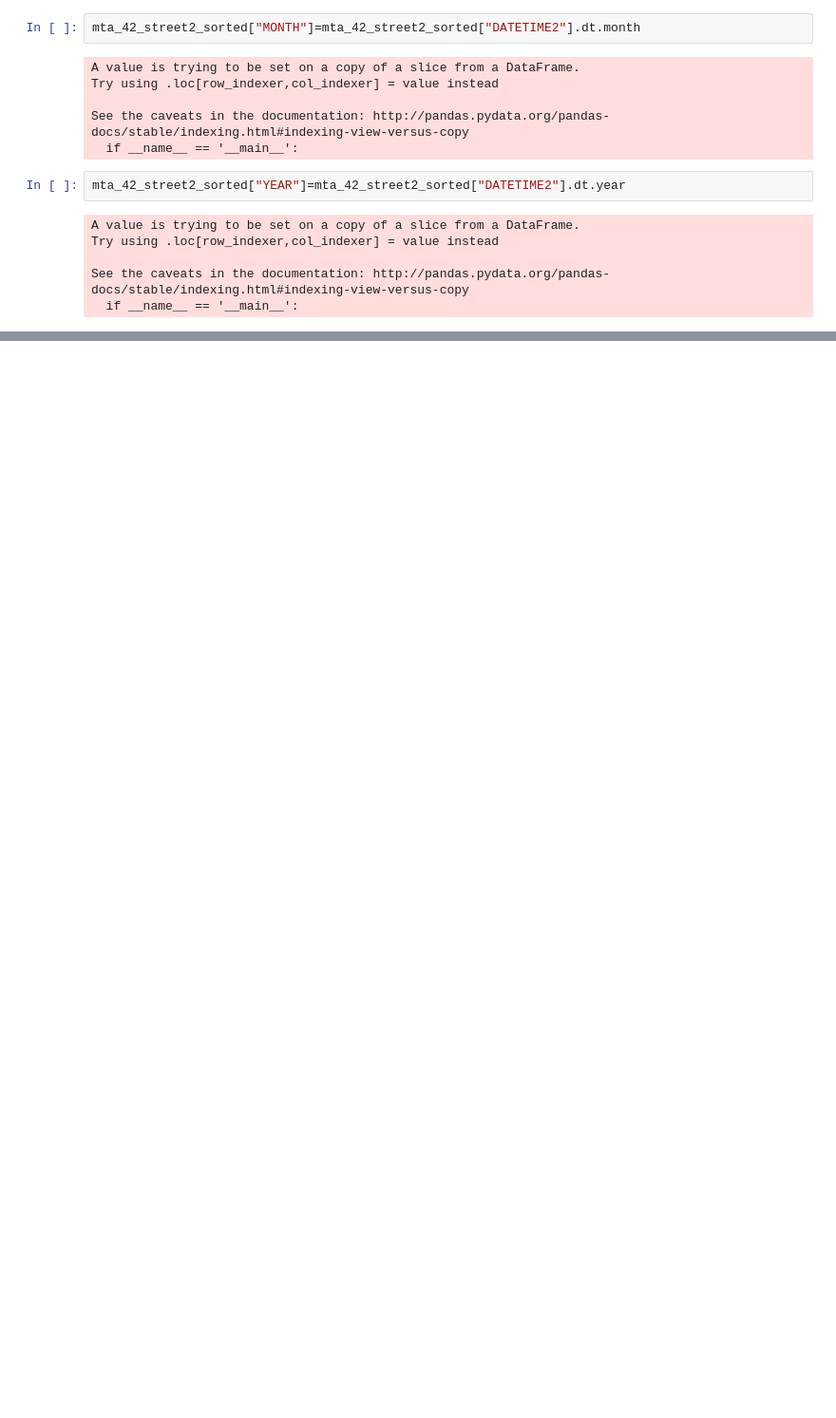
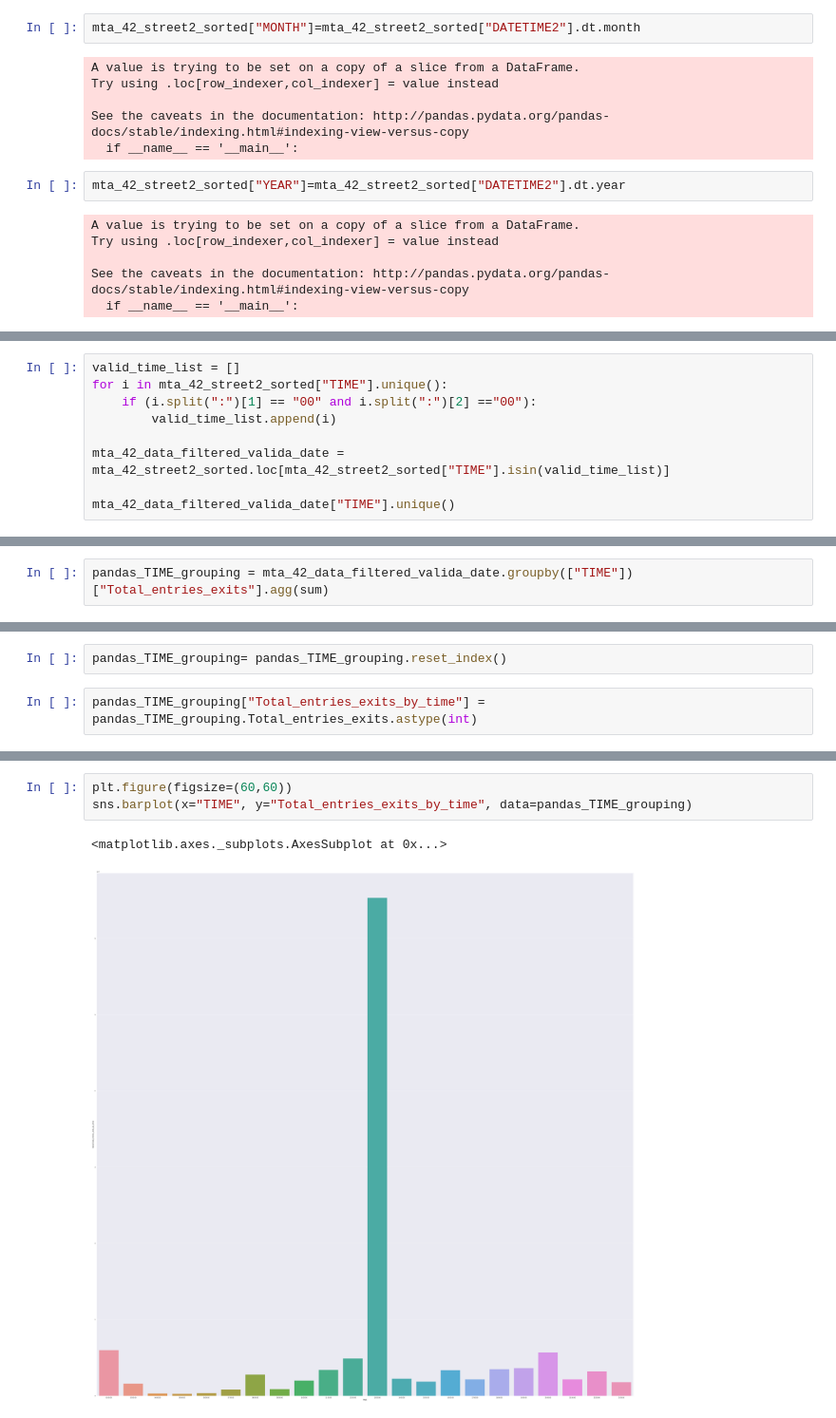
Before and after one commit to duodecimalstrom/project1_team8, a Jupyter notebook: MTADataAnalysis.ipynb, the cells around one changed output, grey strips where cells are left out. Shown at 95% size. Saved outputs shown, nothing was run; the diff lists cells and outputs as text; blank space fills up the shorter version.

```diff
--- a/MTADataAnalysis.ipynb
+++ b/MTADataAnalysis.ipynb
@@ -240,0 +320,9 @@ for index, data in mta_42_street2_sorted:
+# %%
+valid_time_list = []
+for i in mta_42_street2_sorted["TIME"].unique():
+    if (i.split(":")[1] == "00" and i.split(":")[2] =="00"):
+        valid_time_list.append(i)
+
+mta_42_data_filtered_valida_date = mta_42_street2_sorted.loc[mta_42_street2_sorted["TIME"].isin(valid_time_list)]
+
+mta_42_data_filtered_valida_date["TIME"].unique()
@@ -240,0 +335,2 @@ for index, data in mta_42_street2_sorted:
+# %%
+pandas_TIME_grouping = mta_42_data_filtered_valida_date.groupby(["TIME"])["Total_entries_exits"].agg(sum)
@@ -240,0 +357,4 @@ for index, data in mta_42_street2_sorted:
+# %%
+pandas_TIME_grouping= pandas_TIME_grouping.reset_index()
+# %%
+pandas_TIME_grouping["Total_entries_exits_by_time"] = pandas_TIME_grouping.Total_entries_exits.astype(int)
@@ -240,0 +382,6 @@ for index, data in mta_42_street2_sorted:
+# %%
+plt.figure(figsize=(60,60))
+sns.barplot(x="TIME", y="Total_entries_exits_by_time", data=pandas_TIME_grouping)
+# %% [output]
+<matplotlib.axes._subplots.AxesSubplot at 0x...>
+[figure, added]
```
Also changed, not shown: parts of 24 cells of this notebook.
